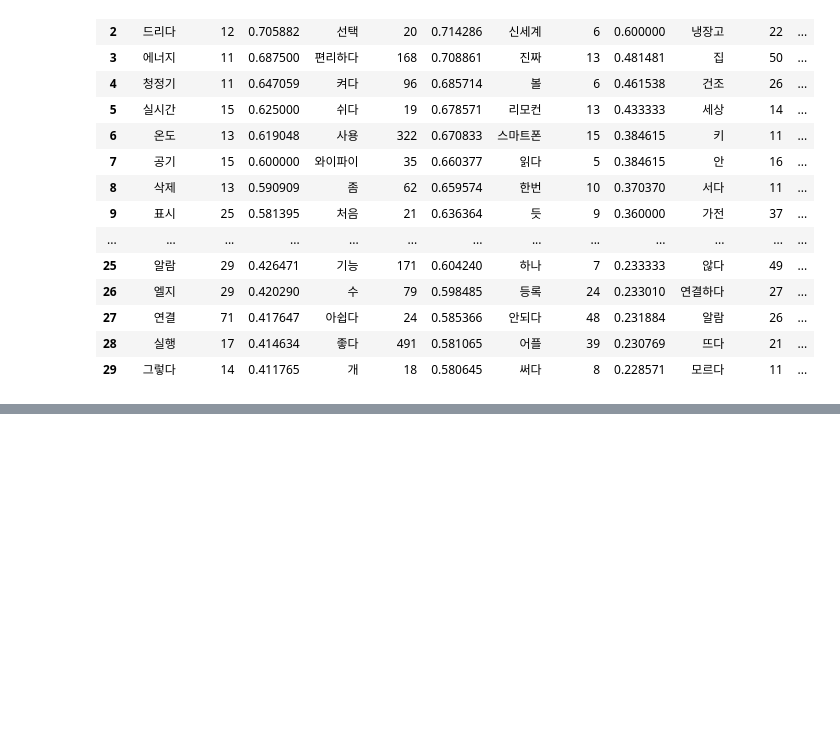
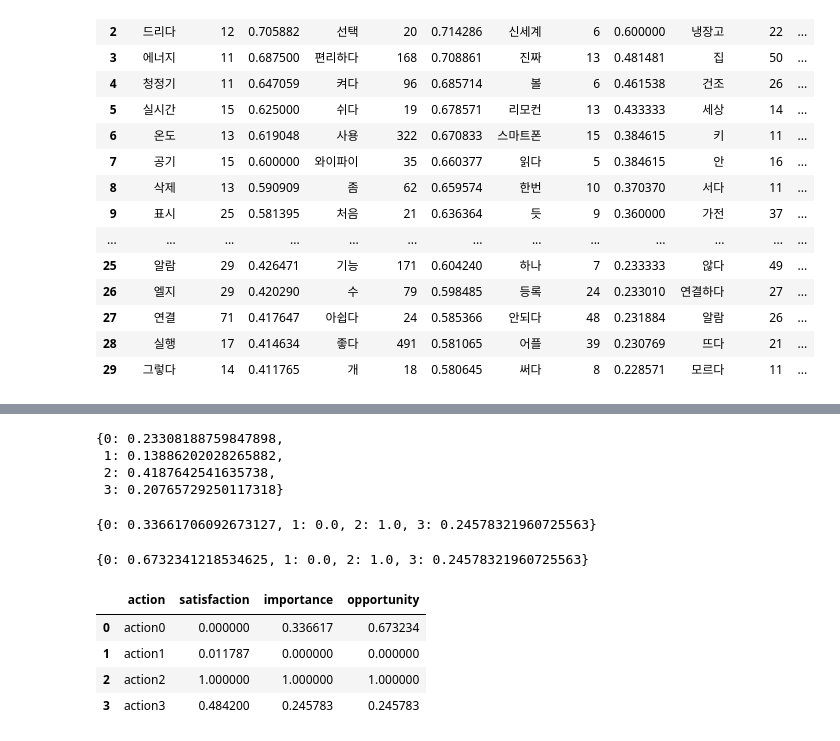
Before and after one commit to donna6355/study_python, a Jupyter notebook: ml_pre_processing.ipynb, the cells around one changed output, grey strips where cells are left out. Cells and saved outputs as stored; diff of their text form; code cells hidden in the pictures; blank space fills up the shorter version.

```diff
--- a/ml_pre_processing.ipynb
+++ b/ml_pre_processing.ipynb
@@ -731,0 +915,48 @@ cluster0_ratio.head(30)
+# %%
+prob = []
+for i in ldamodel.get_document_topics(corpus):
+  temp = {i:0 for i in range(4)}
+  for k,v in i:
+    temp[k] = float(v)
+  prob.append(list(temp.values()))
+
+value = np.array(prob).mean(axis=0)
+action_imp = {}
+for i in range(len(prob[0])):
+  action_imp[i] = float(value[i])
+action_imp
+# %% [output]
+{0: 0.23308188759847898,
+ 1: 0.13886202028265882,
+ 2: 0.4187642541635738,
+ 3: 0.20765729250117318}
+# %%
+normalized_action_imp = min_max(action_imp)
+normalized_action_imp
+# %% [output]
+{0: 0.33661706092673127, 1: 0.0, 2: 1.0, 3: 0.24578321960725563}
+# %%
+#기회 구하기
+#중요도가 높은데 만족도가 낮으면 기회가 증가!
+
+opportunity_score = {}
+for i in range(4):
+  sat = normalized_action_sents[i]
+  imp = normalized_action_imp[i]
+
+  opportunity_score[i] = imp + float(np.max([imp-sat,0]))
+
+opportunity_score
+# %% [output]
+{0: 0.6732341218534625, 1: 0.0, 2: 1.0, 3: 0.24578321960725563}
+# %%
+sents_df = pd.DataFrame(columns = ['action','satisfaction', 'importance','opportunity'])
+for i in opportunity_score:
+  sents_df.loc[i] = [f'action{i}',normalized_action_sents[i],normalized_action_imp[i],opportunity_score[i]]
+sents_df
+# %% [output]
+|  | action | satisfaction | importance | opportunity |
+| 0 | action0 | 0.000000 | 0.336617 | 0.673234 |
+| 1 | action1 | 0.011787 | 0.000000 | 0.000000 |
+| 2 | action2 | 1.000000 | 1.000000 | 1.000000 |
+| 3 | action3 | 0.484200 | 0.245783 | 0.245783 |
```
Also changed, not shown: parts of 20 cells of this notebook.
